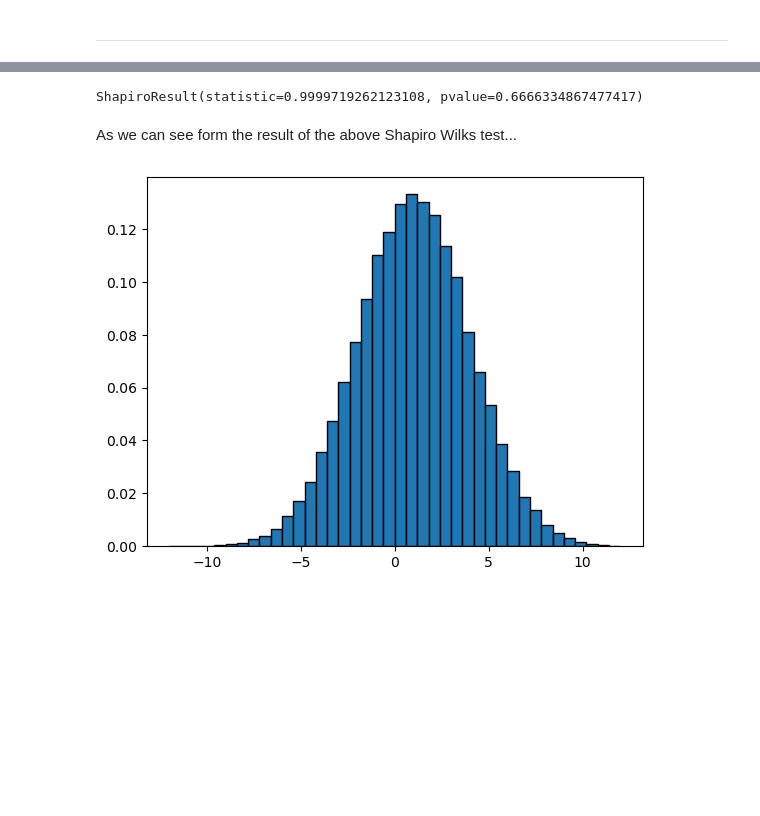
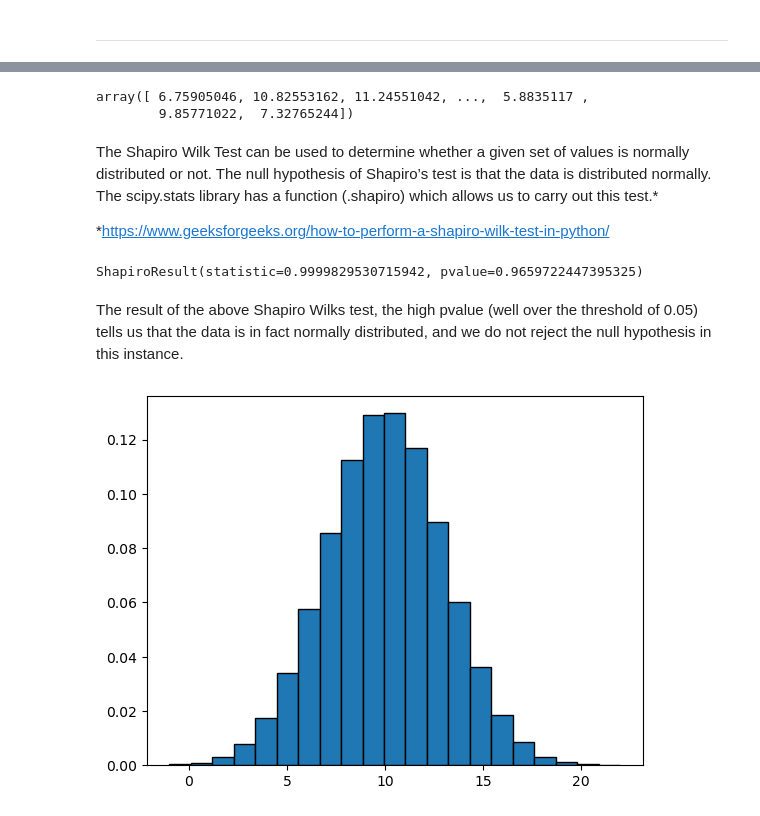
Before and after one commit to martincusack979/applied_statistics, a Jupyter notebook: tasks.ipynb, the cells around one changed output, grey strips where cells are left out. Saved outputs shown, nothing was run; the diff lists cells and outputs as text; code cells hidden in the pictures; blank space fills up the shorter version.

```diff
--- a/tasks.ipynb
+++ b/tasks.ipynb
@@ -174,24 +178,35 @@ import scipy.stats as stats
 # import statsmodels for statistical modelling
 import statsmodels as sm
 # %%
-# generate sample of size 100,000 with mean 10.0 and standard deviation of 3.0
+# Generate a random sample of size 100,000 with mean 10.0 and standard deviation of 3.0
 # https://numpy.org/doc/stable/reference/random/generated/numpy.random.normal.html#numpy-random-normal
 
-data = np.random.normal(loc=1.0, scale=3.0, size=100000)
+data = np.random.normal(loc=10.0, scale=3.0, size=100000)
+
+# Show
+data
+# %% [output]
+array([ 6.75905046, 10.82553162, 11.24551042, ...,  5.8835117 ,
+        9.85771022,  7.32765244])
+# %% [markdown]
+The Shapiro Wilk Test can be used to determine whether a given set of values is normally distributed or not. The null hypothesis of Shapiro’s test is that the data is distributed normally.  The scipy.stats library has a function (.shapiro) which allows us to carry out this test.*
+
+*https://www.geeksforgeeks.org/how-to-perform-a-shapiro-wilk-test-in-python/
 # %%
-# run Shapiro-Wilks test
+# Run Shapiro-Wilk test
 # https://docs.scipy.org/doc/scipy/reference/generated/scipy.stats.shapiro.html#shapiro
 
 stats.shapiro(data)
 # %% [output]
-ShapiroResult(statistic=0.9999719262123108, pvalue=0.6666334867477417)
+ShapiroResult(statistic=0.9999829530715942, pvalue=0.9659722447395325)
-# %% [markdown]
-As we can see form the result of the above Shapiro Wilks test...
+# %% [markdown]
+The result of the above Shapiro Wilks test, the high pvalue (well over the threshold of 0.05) tells us that the data is in fact normally distributed, and we do not reject the null hypothesis in this instance.
 # %%
-# visualise data with histogram
+# Visualise data with histogram, using numpy's linspace to return evenly spaced numbers over a specified interval
+# https://numpy.org/doc/stable/reference/generated/numpy.linspace.html
 
 fig, ax = plt.subplots()
 
-ax.hist(data, edgecolor='black', density=True, bins=np.linspace(-12, 12, 41));
+ax.hist(data, edgecolor='black', density=True, bins=np.linspace(-1, 22, 22));
 # %% [output]
-[figure, old version]
+[figure, new version]
```
Also changed, not shown: parts of 11 cells of this notebook.
